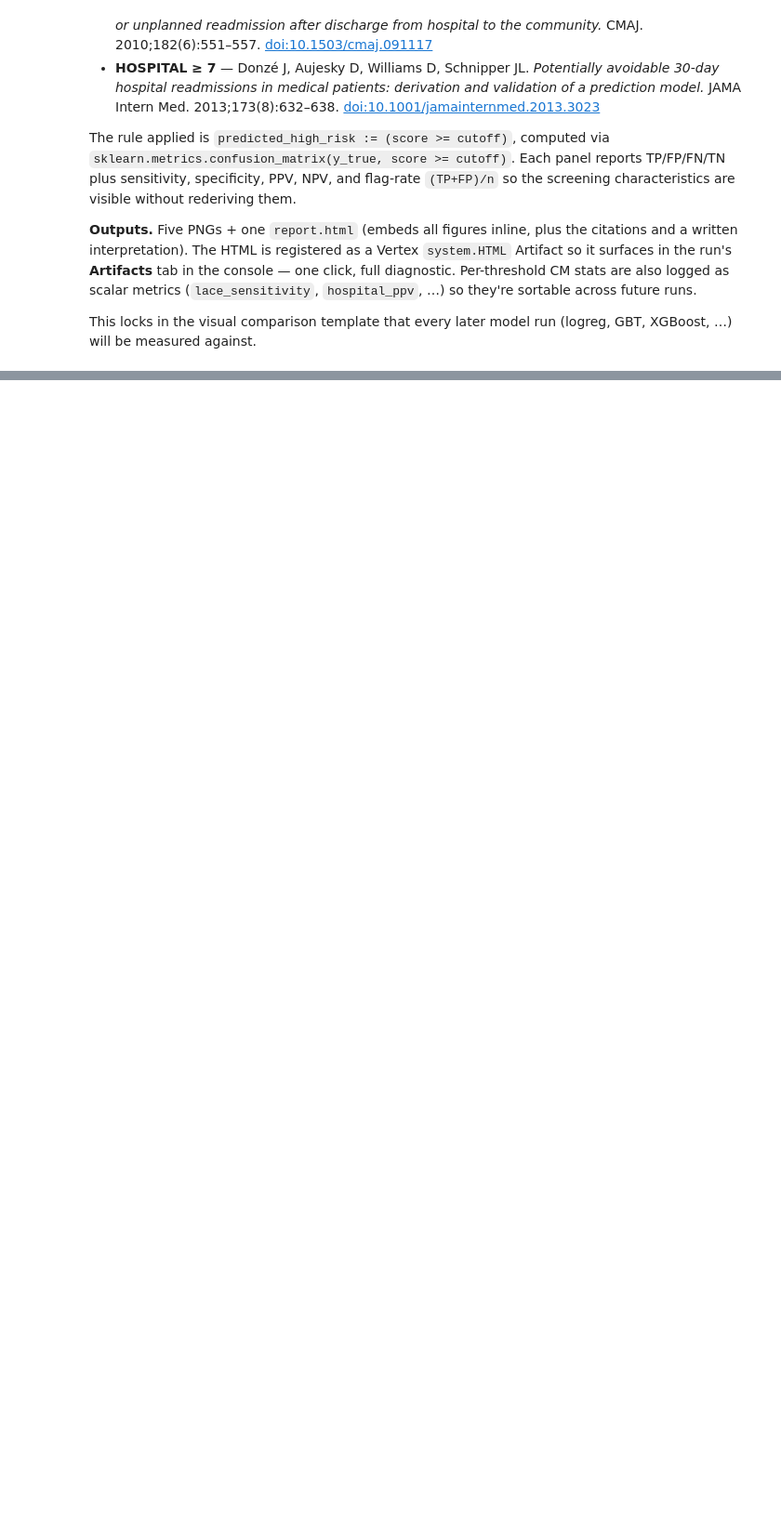
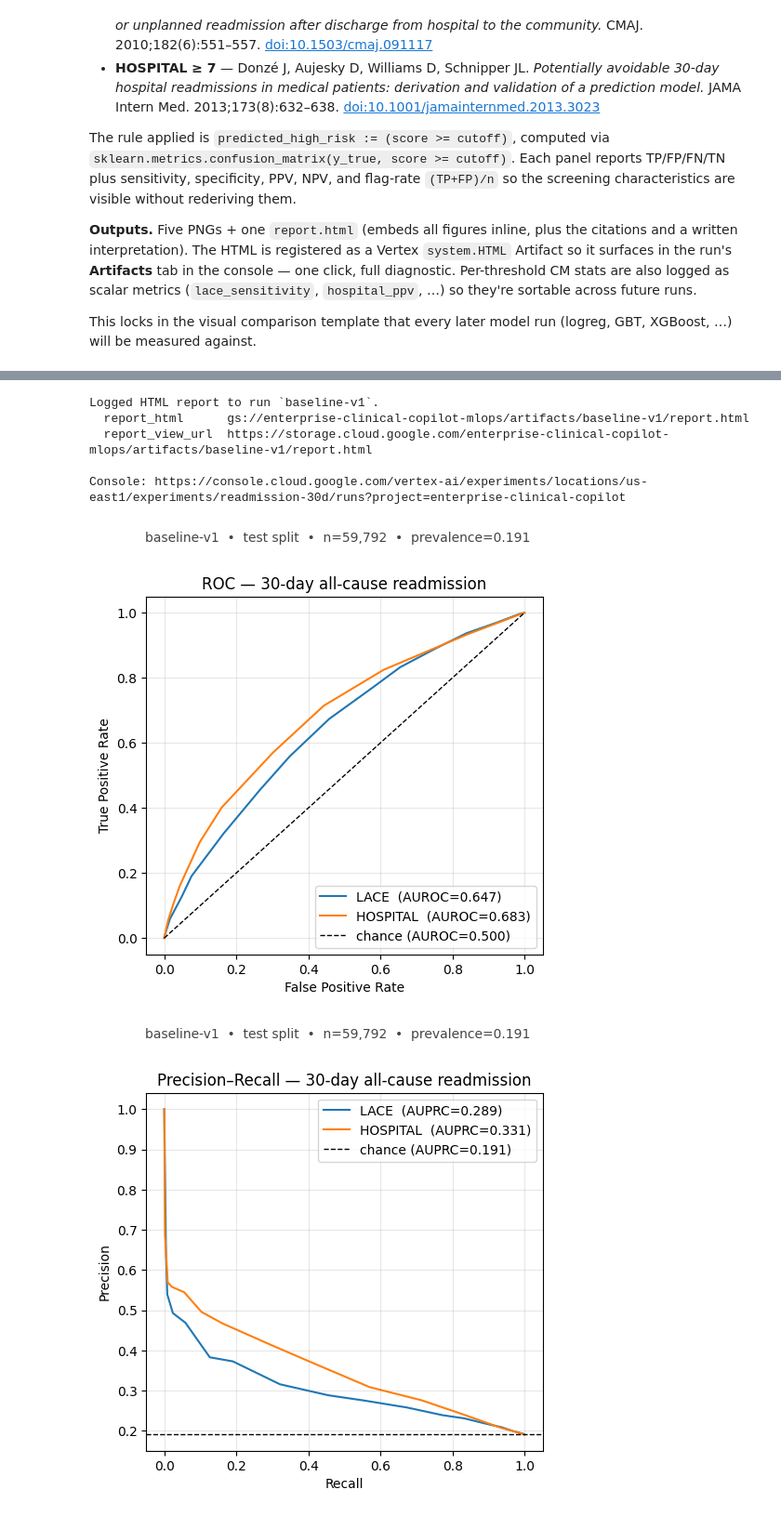
Before and after one commit to DanHerman212/enterprise_clinical_copilot, a Jupyter notebook: readmission_pipeline.ipynb, the cells around one changed output, grey strips where cells are left out. Shown at 93% size. Cells and saved outputs as stored; diff of their text form; code cells hidden in the pictures; blank space fills up the shorter version.

Commit message:
updated html artifact for experiment visualization, needs to be rewritten later
Co-authored-by: Copilot <copilot@github.com>

```diff
--- a/readmission_pipeline.ipynb
+++ b/readmission_pipeline.ipynb
@@ -1372,7 +1372,11 @@ report_html = f"""<!doctype html>
 # one file.
 with tracking.log_run(RUN_NAME, resume=True) as run_name:
     report_uri = tracking.upload_html(run_name, "report.html", report_html)
-    tracking.log_params({"report_html": report_uri})
+    report_view_url = tracking.gcs_view_url(report_uri)
+    tracking.log_params({
+        "report_html":     report_uri,       # canonical gs:// path
+        "report_view_url": report_view_url,  # one-click renders in browser
+    })
 
     # Per-threshold confusion-matrix metrics as scalar metrics.
     cm_metrics = {}
@@ -1394,7 +1398,9 @@ with tracking.log_run(RUN_NAME, resume=True) as run_name:
     )
 
 print(f"Logged HTML report to run `{RUN_NAME}`.")
-print(f"  report_html  {report_uri}")
+print(f"  report_html      {report_uri}")
+print(f"  report_view_url  {report_view_url}")
 print(f"\nConsole: {tracking.run_console_url(RUN_NAME)}")
 
 plt.show()
+# %% [output]
@@ -1400,0 +1409,7 @@ plt.show()
+Logged HTML report to run `baseline-v1`.
+  report_html      gs://enterprise-clinical-copilot-mlops/artifacts/baseline-v1/report.html
+  report_view_url  https://storage.cloud.google.com/enterprise-clinical-copilot-mlops/artifacts/baseline-v1/report.html
+
+Console: https://console.cloud.google.com/vertex-ai/experiments/locations/us-east1/experiments/readmission-30d/runs?project=enterprise-clinical-copilot
+[figure, added]
+[figure, added]
```
Also changed, not shown: parts of 1 cell of this notebook, 1 other file.
